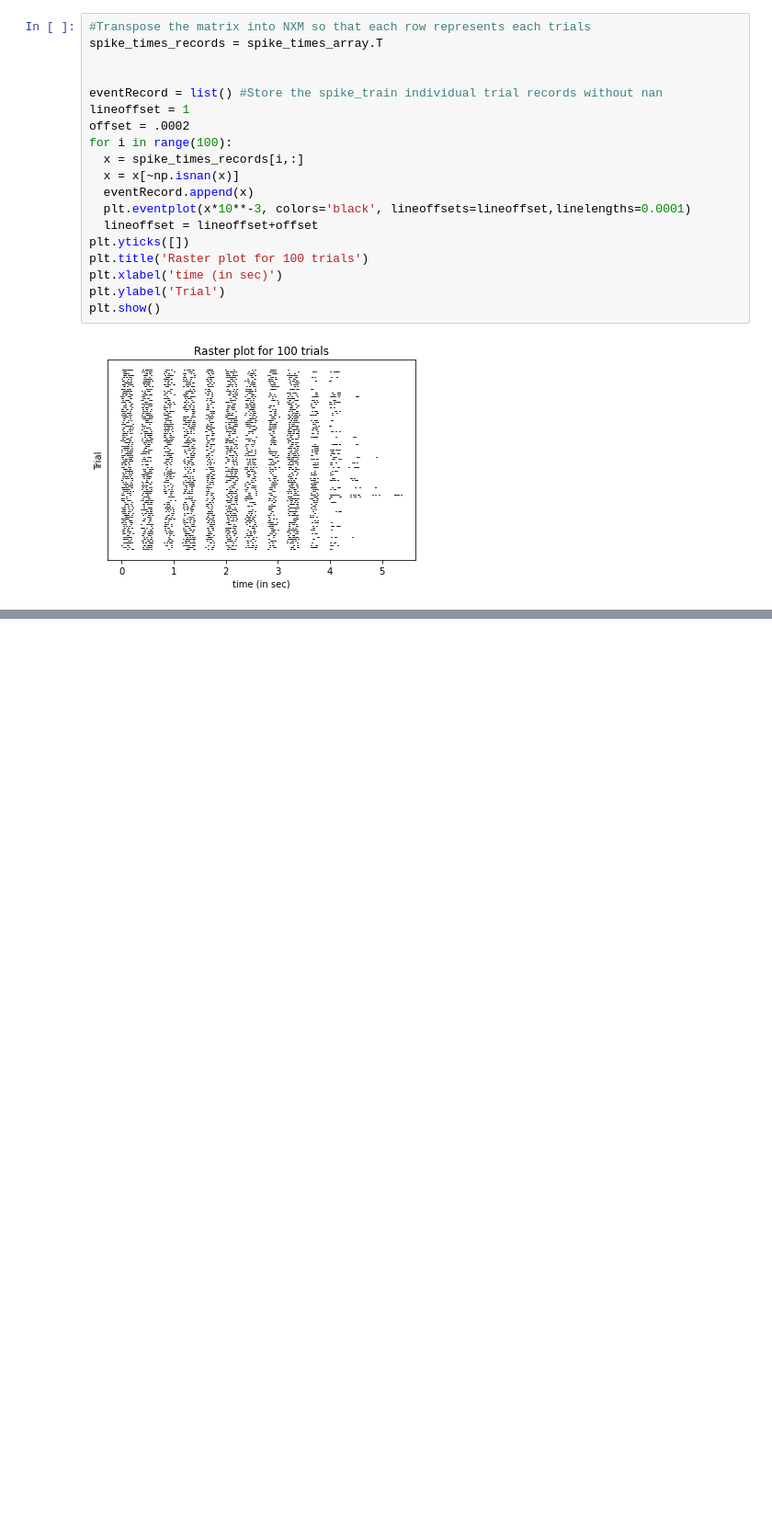
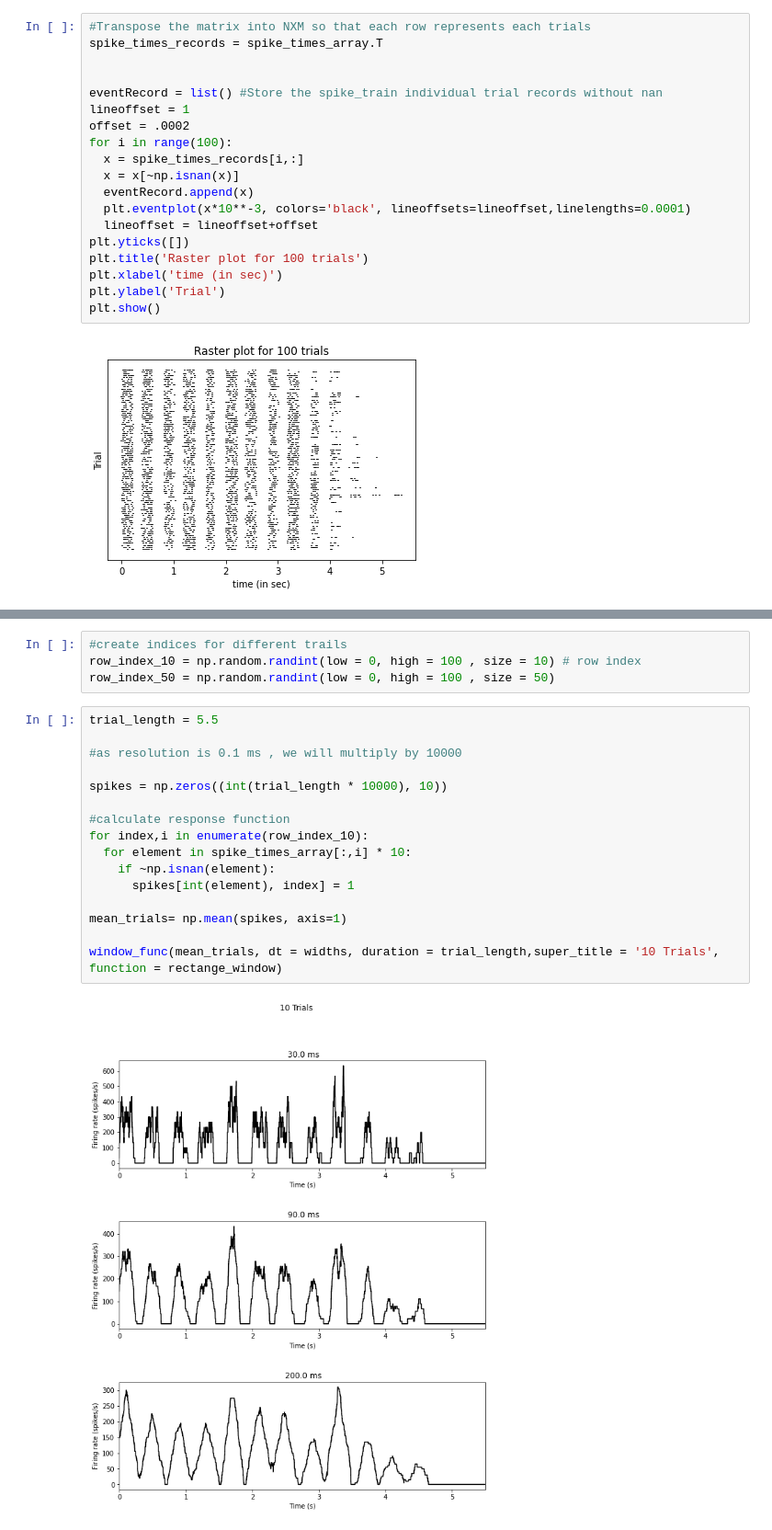
Before and after one commit to SudeshnaBora/aand_numerical, a Jupyter notebook: AAND_Assignment02.ipynb, the cells around one changed output, grey strips where cells are left out. Shown at 92% size. Cells and saved outputs as stored; diff of their text form; blank space fills up the shorter version.

```diff
--- a/AAND_Assignment02.ipynb
+++ b/AAND_Assignment02.ipynb
@@ -39,0 +80,22 @@ plt.show()
+# %%
+#create indices for different trails
+row_index_10 = np.random.randint(low = 0, high = 100 , size = 10) # row index
+row_index_50 = np.random.randint(low = 0, high = 100 , size = 50)
+# %%
+trial_length = 5.5
+
+#as resolution is 0.1 ms , we will multiply by 10000
+
+spikes = np.zeros((int(trial_length * 10000), 10))
+
+#calculate response function
+for index,i in enumerate(row_index_10):
+  for element in spike_times_array[:,i] * 10:
+    if ~np.isnan(element):
+      spikes[int(element), index] = 1
+
+mean_trials= np.mean(spikes, axis=1)
+
+window_func(mean_trials, dt = widths, duration = trial_length,super_title = '10 Trials', function = rectange_window)
+# %% [output]
+[figure, added]
```
Also changed, not shown: parts of 9 cells of this notebook.
